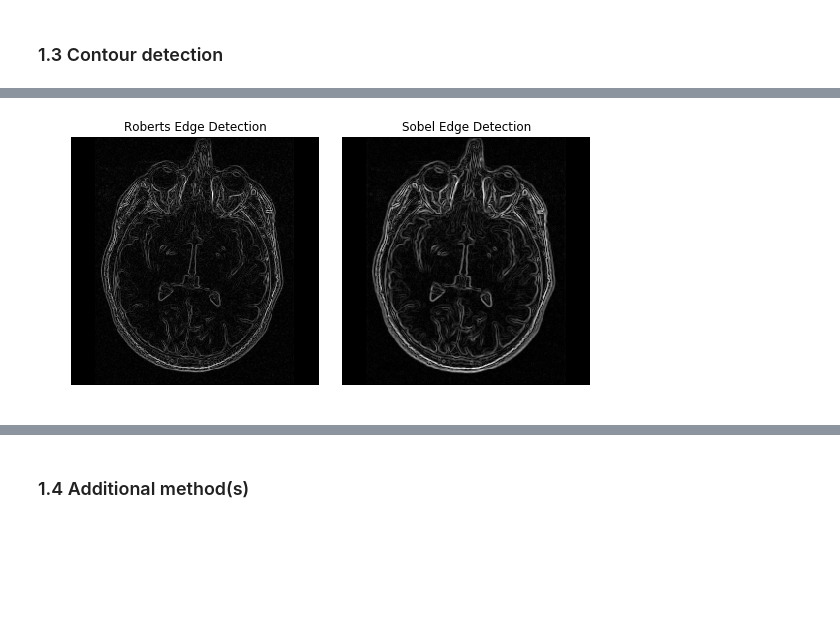
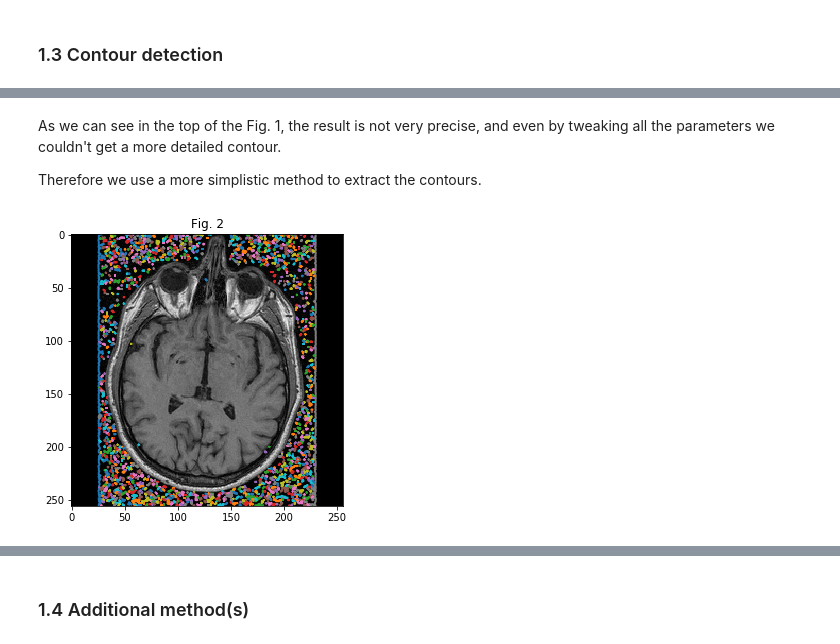
Before and after one commit to oganesManasian/Image-analysis-and-pattern-recognition, a Jupyter notebook: labs/lab_01_segmentation.ipynb, the cells around one changed output, grey strips where cells are left out. Saved outputs shown, nothing was run; the diff lists cells and outputs as text; code cells hidden in the pictures; blank space fills up the shorter version.

```diff
--- a/labs/lab_01_segmentation.ipynb
+++ b/labs/lab_01_segmentation.ipynb
@@ -257,20 +263,17 @@ plt.show()
-# %%
-edge_roberts = skimage.filters.roberts(brain_im)
-edge_sobel = skimage.filters.sobel(brain_im)
-
-fig, axes = plt.subplots(ncols=2, sharex=True, sharey=True,
-                         figsize=(8, 4))
-
-axes[0].imshow(edge_roberts, cmap=plt.cm.gray)
-axes[0].set_title('Roberts Edge Detection')
-
-axes[1].imshow(edge_sobel, cmap=plt.cm.gray)
-axes[1].set_title('Sobel Edge Detection')
-
-for ax in axes:
-    ax.axis('off')
-
-plt.tight_layout()
-plt.show()
-# %% [output]
-[figure, removed]
+# %% [markdown]
+As we can see in the top of the Fig. 1, the result is not very precise, and even by tweaking all the parameters we couldn't get a more detailed contour.
+
+Therefore we use a more simplistic method to extract the contours.
+# %%
+# Get contours
+contours = skimage.measure.find_contours(brain_im, level=1)
+
+# Plot
+fig, ax = plt.subplots(figsize=(5, 5))
+ax.imshow(brain_im, cmap='gray')
+for n, contour in enumerate(contours):
+    ax.plot(contour[:, 1], contour[:, 0], linewidth=2)
+ax.set_title("Fig. 2")
+_ = plt.plot()
+# %% [output]
+[figure, added]
```
Also changed, not shown: parts of 36 cells of this notebook.
